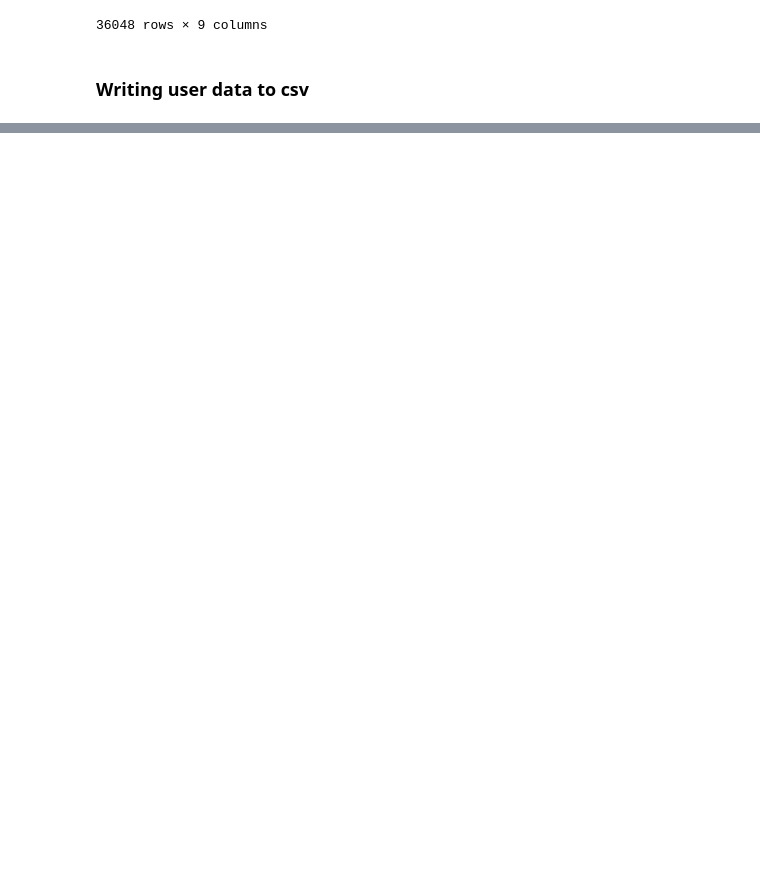
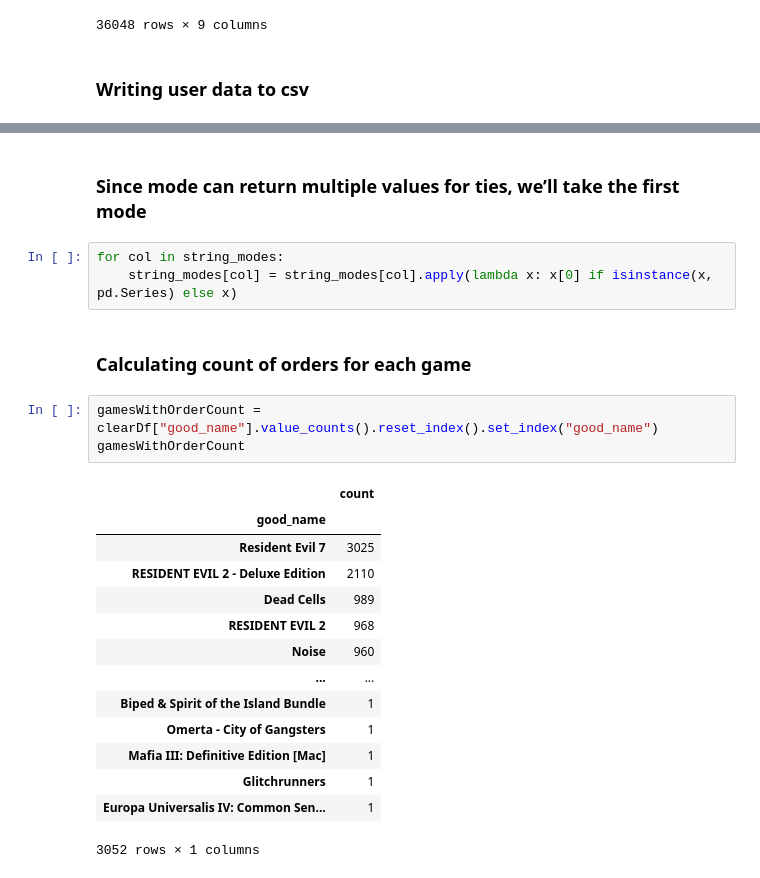
Before and after one commit to MatveyPRO3/DANO_23_project_tour, a Jupyter notebook: main.ipynb, the cells around one changed output, grey strips where cells are left out. Saved outputs shown, nothing was run; the diff lists cells and outputs as text; blank space fills up the shorter version.

```diff
--- a/main.ipynb
+++ b/main.ipynb
@@ -179,0 +190,25 @@ result_df_short.to_csv("data\\users.csv")
+# %% [markdown]
+### Since mode can return multiple values for ties, we’ll take the first mode
+# %%
+for col in string_modes:
+    string_modes[col] = string_modes[col].apply(lambda x: x[0] if isinstance(x, pd.Series) else x)
+# %% [markdown]
+### Calculating count of orders for each game
+# %%
+gamesWithOrderCount = clearDf["good_name"].value_counts().reset_index().set_index("good_name")
+gamesWithOrderCount
+# %% [output]
+|  | count |
+| good_name |  |
+| Resident Evil 7 | 3025 |
+| RESIDENT EVIL 2 - Deluxe Edition | 2110 |
+| Dead Cells | 989 |
+| RESIDENT EVIL 2 | 968 |
+| Noise | 960 |
+| ... | ... |
+| Biped & Spirit of the Island Bundle | 1 |
+| Omerta - City of Gangsters | 1 |
+| Mafia III: Definitive Edition [Mac] | 1 |
+| Glitchrunners | 1 |
+| Europa Universalis IV: Common Sen... | 1 |
+3052 rows × 1 columns
```
Also changed, not shown: parts of 20 cells of this notebook, 3 other files.
